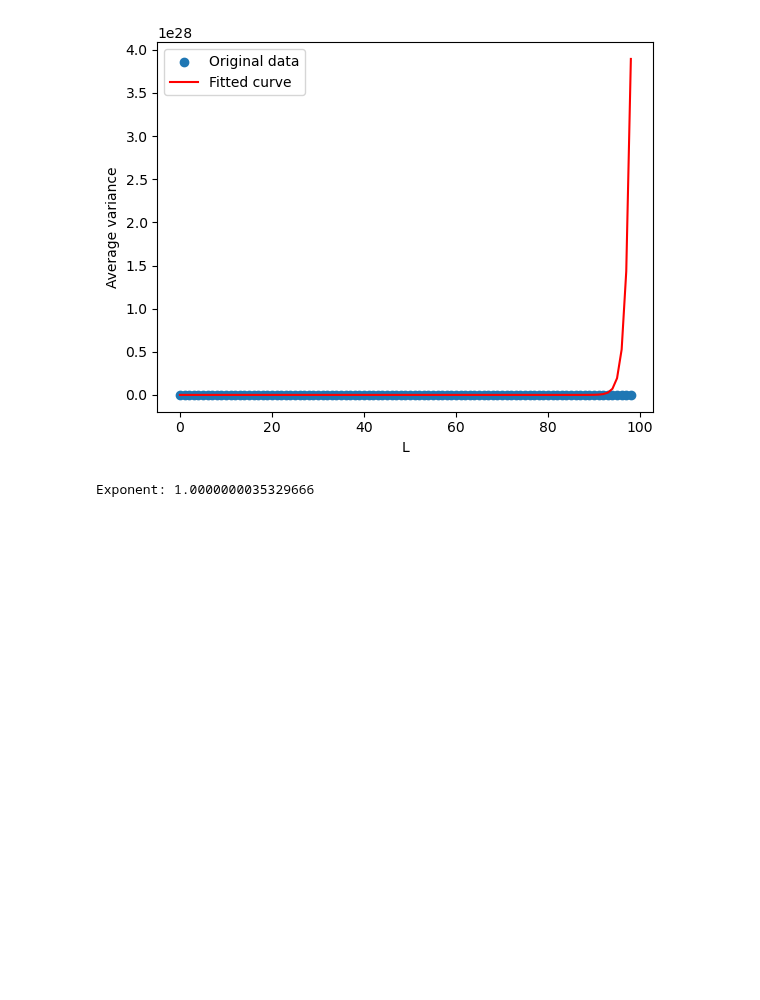
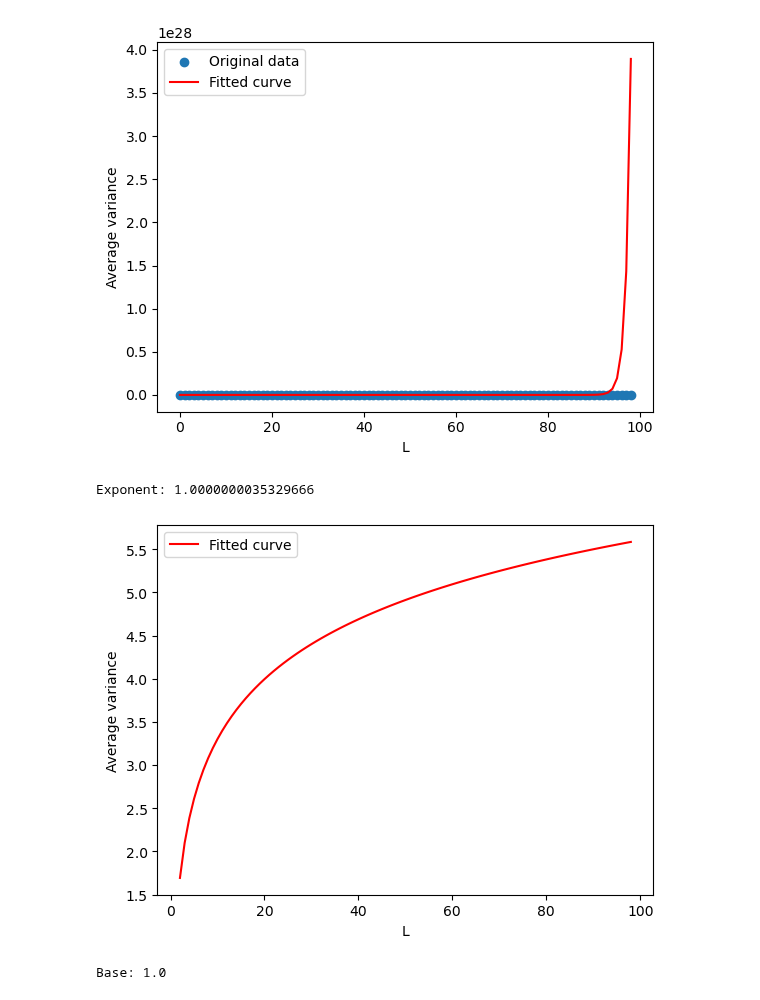
Before and after one commit to aM0NKE/ComplexSystemSimulation, a Jupyter notebook: mesa-schelling/archive/WealthSegregation.ipynb, the cells around one changed output. Drawn from its saved outputs; the diff is of its cells as text; code cells hidden in the pictures; blank space fills up the shorter version.

```diff
--- a/mesa-schelling/archive/WealthSegregation.ipynb
+++ b/mesa-schelling/archive/WealthSegregation.ipynb
@@ -135,3 +137,28 @@ print("Exponent:", exponent)
 # %% [output]
 [figure]
 Exponent: 1.0000000035329666
+# %%
+# Fitting logaritmic fucntion
+
+def logarithmic_func(x, a, b):
+    return a * np.log(x) + b
+
+L = L[1:]
+average_vars = average_vars[1:]
+
+params, _ = curve_fit(logarithmic_func, L, average_vars)
+
+a_fit, b_fit = params
+
+# Plot the original data and fitted curve
+plt.scatter(L, average_vars, label='Original data')
+plt.plot(L, logarithmic_func(L, a_fit, b_fit), 'r-', label='Fitted curve')
+plt.legend()
+plt.xlabel('L')
+plt.ylabel('Average variance')
+plt.show()
+
+print("Base:", a_fit)
+# %% [output]
+[figure, added]
+Base: 1.0
```
Also changed, not shown: parts of 5 cells of this notebook.
